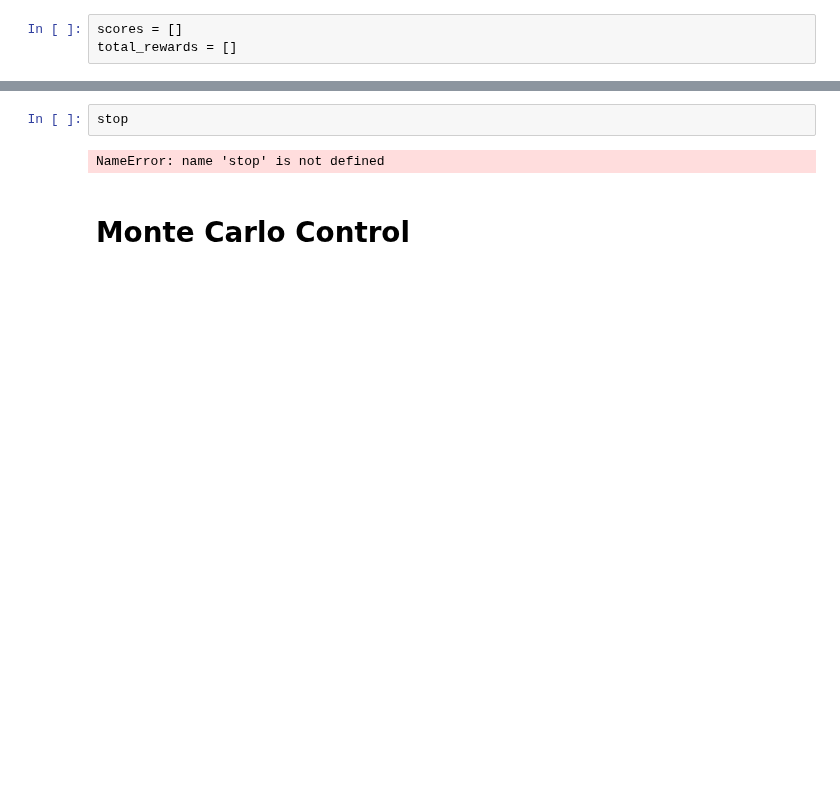
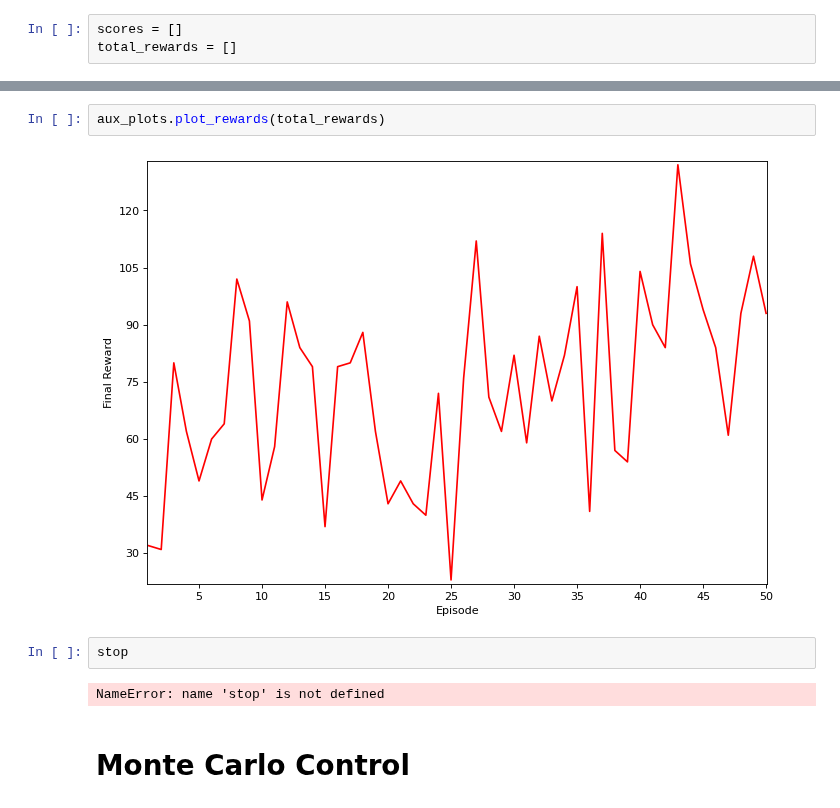
Before and after one commit to DionisiusMayr/FreewayGame, a Jupyter notebook: dionisius.mayr/dm_freeway.ipynb, the cells around one changed output, grey strips where cells are left out. Cells and saved outputs as stored; diff of their text form; blank space fills up the shorter version.

```diff
--- a/dionisius.mayr/dm_freeway.ipynb
+++ b/dionisius.mayr/dm_freeway.ipynb
@@ -227,3 +200,7 @@ ax.plot(range(1, len(total_rewards) + 1), total_rewards, color='red')
+# %%
+aux_plots.plot_rewards(total_rewards)
+# %% [output]
+[figure, added]
 # %%
 stop
 # %% [output]
```
Also changed, not shown: parts of 33 cells of this notebook, 1 other file.
